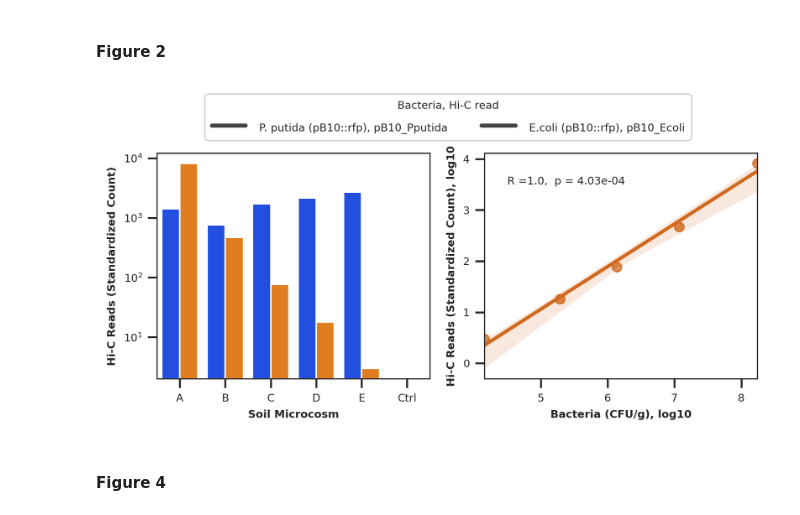
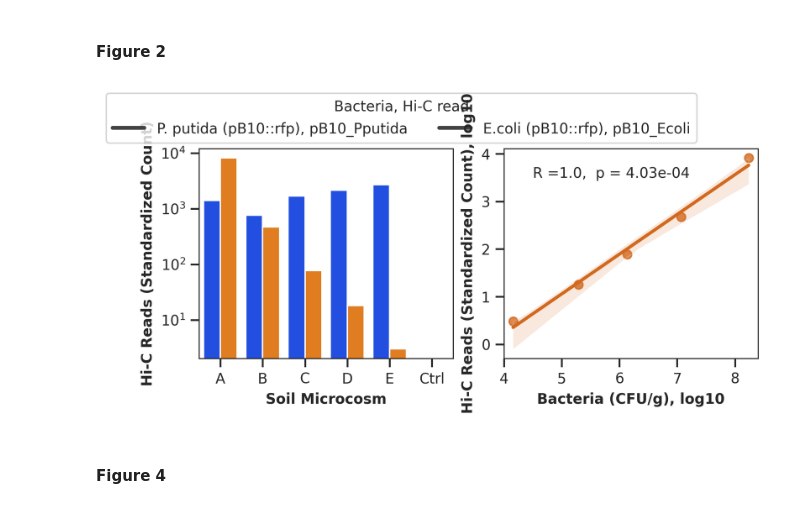
Before and after one commit to scastanedabarba/hic_targetcapture, a Jupyter notebook: data_visualization.ipynb, the cells around one changed output. Drawn from its saved outputs; the diff is of its cells as text; code cells hidden in the pictures.

```diff
--- a/data_visualization.ipynb
+++ b/data_visualization.ipynb
@@ -97,34 +99,31 @@ os.chdir('/mnt/ceph/cast9836/00_projects/hic_targetcapture/06_output/enrichment_
 
 #import count data from each Hi-C and Hi-C+ library
 count_data = pd.DataFrame(columns=['pb10_pb10', 'pb10_ecoli', 'pb10_pputida', 'library'])
-for file in ['B_read_count.csv', 'C_read_count.csv', 'D_read_count.csv', 'E_read_count.csv', 'F_read_count.csv', 'ctrl1_read_count.csv',
-             'C+_read_count.csv', 'D+_read_count.csv', 'E+_read_count.csv', 'F+_read_count.csv', 'G+_read_count.csv', 'ctrl1+_read_count.csv']:
+for file in ['A_read_count.csv', 'B_read_count.csv', 'C_read_count.csv', 'D_read_count.csv', 'E_read_count.csv', 'Ctrl_read_count.csv',
+             'B+_read_count.csv', 'C+_read_count.csv', 'D+_read_count.csv', 'E+_read_count.csv', 'F+_read_count.csv', 'Ctrl+_read_count.csv']:
     data = pd.read_csv(file)
     data['library'] = file.split('_')[0]
     count_data = count_data.append(data)
 count_data['type'] = ['hic', 'hic', 'hic', 'hic', 'hic', 'hic', 'hic+', 'hic+', 'hic+', 'hic+', 'hic+', 'hic+']
 
 #get sequencing depth from multiqc report
-seq_depth = pd.read_csv('../../04_fastqc/trimmed/multiqc_data/multiqc_general_stats.txt', sep='\t')[['Sample', 'FastQC_mqc-generalstats-fastqc-total_sequences']].rename(columns={'FastQC_mqc-generalstats-fastqc-total_sequences':'num_reads'}).iloc[::2]
-seq_depth['library'] = seq_depth.Sample.str[:-3]
+seq_depth = pd.read_csv('../../04_fastqc/trimmed/trimmed_data/multiqc_general_stats.txt', sep='\t')[['Sample', 'FastQC_mqc-generalstats-fastqc-total_sequences']].rename(columns={'FastQC_mqc-generalstats-fastqc-total_sequences':'num_reads'}).iloc[::2]
+seq_depth['library'] = seq_depth.Sample.str[:-2]
 seq_depth.drop(columns=['Sample'], inplace=True)
 
 #merge sequencing depth with count data
 count_data = pd.merge(seq_depth, count_data, on='library')
 
 #separate hic and hic+ and normalize to lowest sequencing depth
-hicplus = normalize(count_data[count_data['type']=='hic+'])
-hic = normalize(count_data[count_data['type']=='hic'])
-
-#rename libraries
-hicplus.loc[:,'library'] = ['B', 'C', 'D', 'E', 'F', 'Ctrl']
-hic.loc[:,'library'] = ['A', 'B', 'C', 'D', 'E', 'Ctrl']
+hicplus = normalize(count_data.loc[count_data['type']=='hic+'])
+hicplus['library'] = hicplus.library.str[:-1]
+hic = normalize(count_data.loc[count_data['type']=='hic'])
 
 #convert dataframes to long format for plotting
 hicplus = hicplus.melt(id_vars=['library'], value_vars=['pb10_pb10', 'pb10_ecoli', 'pb10_pputida'],
                        var_name = 'read', value_name='count')
 hic = hic.melt(id_vars=['library'], value_vars=['pb10_pb10', 'pb10_ecoli', 'pb10_pputida'],
-               var_name = 'read', value_name='count')
+               value_name='count', var_name='read')
 
 #add type columns and plate count data
 hic['type'] = 'Hi-C'
@@ -152,52 +133,54 @@ See the caveats in the documentation: https://pandas.pydata.org/pandas-docs/stab
 # %%
 ######Figure 2
 os.chdir('/mnt/ceph/cast9836/00_projects/hic_targetcapture/06_output/enrichment_comparison/')
 #make dataframe with data for figure 1A, add plate count and bacteria columns
-fig1_data = hic.loc[hic['read']!='pb10_pb10'].copy()
-fig1_data.loc[:,'plate_counts'] = [1.54e6, 9.51e5,1.52e6,1.87e6,1.24e6,0,
-                                    1.73e8,1.18e7,1.37e6,1.94e5,1.44e4,0]
-fig1_data.loc[:,'bacteria'] = ['Donor']*6 + ['Transconjugant']*6
-fig1_data.loc[:,'count'] = fig1_data['count'].astype(int)
-fig1_data.loc[:,'plate_counts'] = fig1_data['plate_counts'].astype(int)
+fig2_data = hic.loc[hic['read']!='pb10_pb10'].copy()
+fig2_data.loc[:,'plate_counts'] = [1.54e6, 9.51e5,1.52e6, 0, 1.87e6,1.24e6,
+                                    1.73e8,1.18e7,1.37e6, 0, 1.94e5,1.44e4]
+fig2_data.loc[:,'bacteria'] = ['Donor']*6 + ['Transconjugant']*6
+fig2_data.loc[:,'count'] = fig2_data['count'].astype(int)
+fig2_data.loc[:,'plate_counts'] = fig2_data['plate_counts'].astype(int)
 
 #make dataframes with data for figure 2B, log10 transform values
-reg1 = fig1_data.loc[(fig1_data['library']!='Ctrl')&(fig1_data['bacteria']=='Transconjugant')].copy()
+reg1 = fig2_data.loc[(fig2_data['library']!='Ctrl')&(fig2_data['bacteria']=='Transconjugant')].copy()
 reg1.loc[:,'log_count'] = np.log10(reg1['count'])
 reg1.loc[:,'log_plate_counts'] = np.log10(reg1['plate_counts'])
-reg2 = fig1_data.loc[(fig1_data['library']!='Ctrl')&(fig1_data['bacteria']=='Donor')].copy()
+reg2 = fig2_data.loc[(fig2_data['library']!='Ctrl')&(fig2_data['bacteria']=='Donor')].copy()
 reg2.loc[:,'log_count'] = np.log10(reg2['count'])
 reg2.loc[:,'log_plate_counts'] = np.log10(reg2['plate_counts'])
 
 #make plot for figure 2
-fig1, (ax1, ax2) = plt.subplots(nrows=1, ncols=2, figsize=(7,2.7), dpi=300)
+fig2, (ax1, ax2) = plt.subplots(nrows=1, ncols=2, figsize=(7,2.7), dpi=300)
 sns.set(style='ticks')
-sns.barplot(data = fig1_data, x='library', y='count',
+sns.barplot(data = fig2_data, x='library', y='count',
+            order=['A', 'B', 'C', 'D', 'E',  'Ctrl'],
             hue='read', palette = 'bright', ax=ax1).set_yscale('log')
 ax1.legend(labels=['P. putida (pB10::rfp), pB10_Pputida', 'E.coli (pB10::rfp), pB10_Ecoli'], loc='upper right',
            bbox_to_anchor=(1.99,1.3), ncol=2, title='Bacteria, Hi-C read')
 sns.regplot(x='log_plate_counts', y='log_count', data=reg1, ax=ax2, label='Transconjugant', color='chocolate')
 
 ax1.minorticks_off()
-ax1.set_ylabel('Hi-C Reads (Standardized Count)', fontsize=7, fontweight='bold')
-ax1.set_xlabel('Soil Microcosm', fontsize=7, fontweight='bold')
-ax1.tick_params(axis='both', which='major', labelsize=7)
+ax1.set_ylabel('Hi-C Reads (Standardized Count)', fontsize=10, fontweight='bold')
+ax1.set_xlabel('Soil Microcosm', fontsize=10, fontweight='bold')
+ax1.tick_params(axis='both', which='major', labelsize=10)
 
-ax2.set_ylabel('Hi-C Reads (Standardized Count), log10', fontsize=7, fontweight='bold')
-ax2.set_xlabel('Bacteria (CFU/g), log10', fontsize=7, fontweight='bold')
-ax2.tick_params(axis='both', which='major', labelsize=7)
+ax2.set_ylabel('Hi-C Reads (Standardized Count), log10', fontsize=10, fontweight='bold')
+ax2.set_xlabel('Bacteria (CFU/g), log10', fontsize=10, fontweight='bold')
+ax2.tick_params(axis='both', which='major', labelsize=10)
 ax2.yaxis.set_major_locator(mticker.MultipleLocator(1))
+ax2.set_xlim(4,8.4)
 
-plt.setp(ax1.get_legend().get_texts(), fontsize='7')
-plt.setp(ax1.get_legend().get_title(), fontsize='7')
+plt.setp(ax1.get_legend().get_texts(), fontsize='10')
+plt.setp(ax1.get_legend().get_title(), fontsize='10')
 plt.setp(ax1.spines.values(), linewidth=.75)
 plt.setp(ax2.spines.values(), linewidth=.75)
 
 r,p = stats.pearsonr(reg1['log_plate_counts'], reg1['log_count'])
-ax2.text(4.5, 3.5, 'R =' + str(round(r)) + ',  p = ' + str("{:.2e}".format(p)), fontsize=7)
+ax2.text(4.5, 3.5, 'R =' + str(round(r)) + ',  p = ' + str("{:.2e}".format(p)), fontsize=10)
 
 plt.savefig('/mnt/ceph/cast9836/00_projects/hic_targetcapture/06_output/figures/Fig2.pdf', bbox_inches='tight', dpi=300)
 # %% [output]
-[figure, old version]
+[figure, new version]
 # %% [markdown]
 #### Figure 4
 # %%
```
Also changed, not shown: parts of 20 cells of this notebook.
